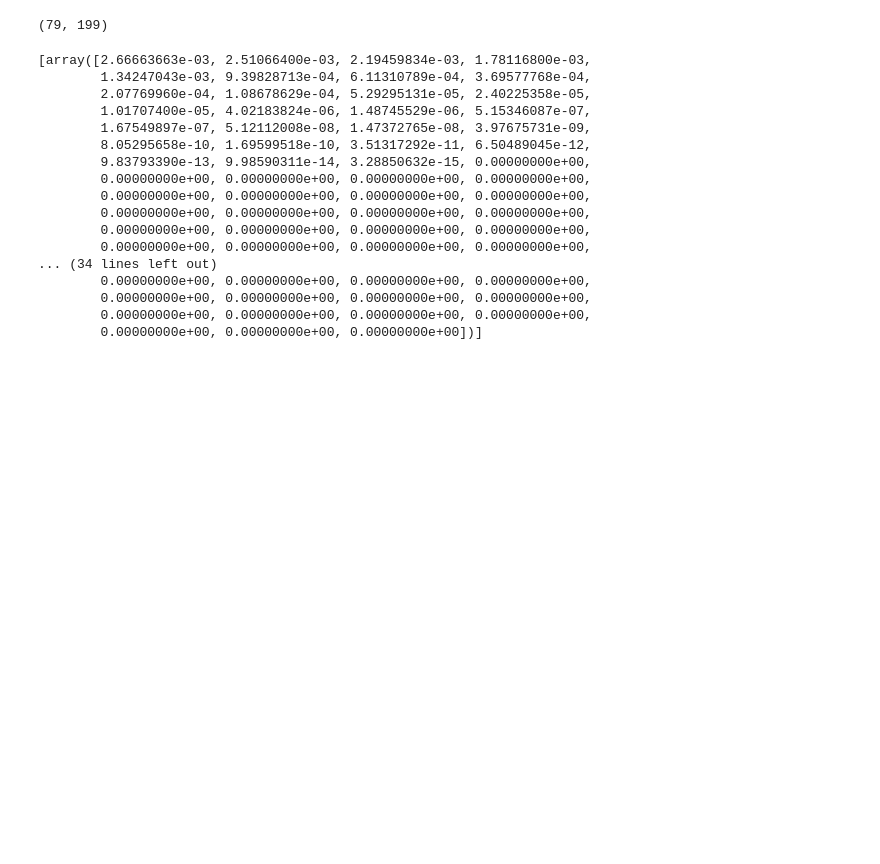
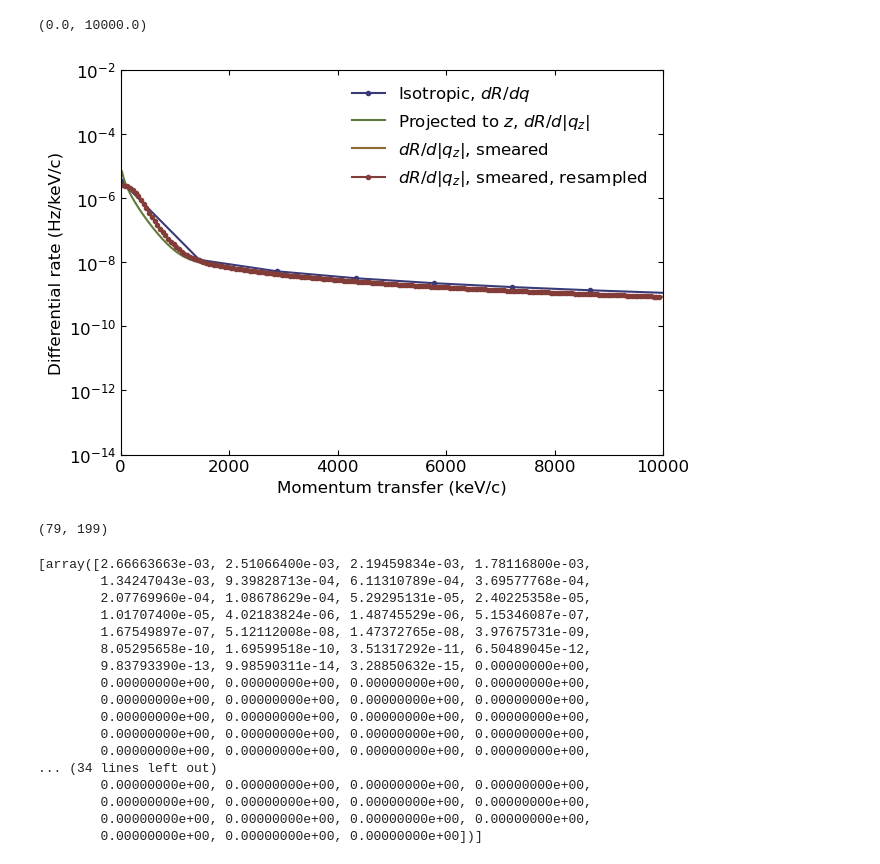
Before and after one commit to yuhants/dm_nanospheres, a Jupyter notebook: analysis_notebooks/20250303_smooth_dm_rate.ipynb, the cells around one changed output. Saved outputs shown, nothing was run; the diff lists cells and outputs as text; code cells hidden in the pictures; blank space fills up the shorter version.

```diff
--- a/analysis_notebooks/20250303_smooth_dm_rate.ipynb
+++ b/analysis_notebooks/20250303_smooth_dm_rate.ipynb
@@ -162,3 +173,36 @@ plt.ylim(1e-10, 1e-3)
+# %%
+# mx = mx_list_coarse[36]
+# alpha = alpha_list_coarse[14]
+mx = mx_list_coarse[73]
+alpha = alpha_list_coarse[64]
+mphi = 1
+
+file = f'{data_dir}/drdq_nanosphere_{R_um:.2e}_{mx:.5e}_{alpha:.5e}_{mphi:.0e}.npz'
+drdq_npz = np.load(file)
+
+qq = drdq_npz['q_kev']
+drdq = drdq_npz['drdq_hz_kev']
+
+_qq, drdqz = get_drdqz(qq, drdq)
+_qq, drdqz_smeared = smear_drdqz_gauss(_qq, drdqz, 180)
+bc, drdqz_smeared_resampled = get_final_drdqz(mphi, mx, alpha, 180)
+# %%
+plt.plot(qq, drdq, '.-', label='Isotropic, $dR/dq$')
+plt.plot(_qq, drdqz, label='Projected to $z$, $dR/d|q_z|$')
+plt.plot(_qq, drdqz_smeared, label='$dR/d|q_z|$, smeared')
+plt.plot(bc, drdqz_smeared_resampled, '.-', label='$dR/d|q_z|$, smeared, resampled')
+
+plt.yscale('log')
+
+plt.legend(frameon=False)
+plt.xlabel('Momentum transfer (keV/c)', fontsize=12)
+plt.ylabel('Differential rate (Hz/keV/c)', fontsize=12)
+
+plt.ylim(1e-14, 1e-2)
+plt.xlim(0, 10000)
+# %% [output]
+(0.0, 10000.0)
+[figure, added]
 # %%
 file = f'{data_dir}/drdqz_all_coarse_nanosphere_{R_um:.2e}_{mphi:.0e}.npz'
 drdqz_npz = np.load(file)
```
Also changed, not shown: parts of 10 cells of this notebook, 5 other files.
